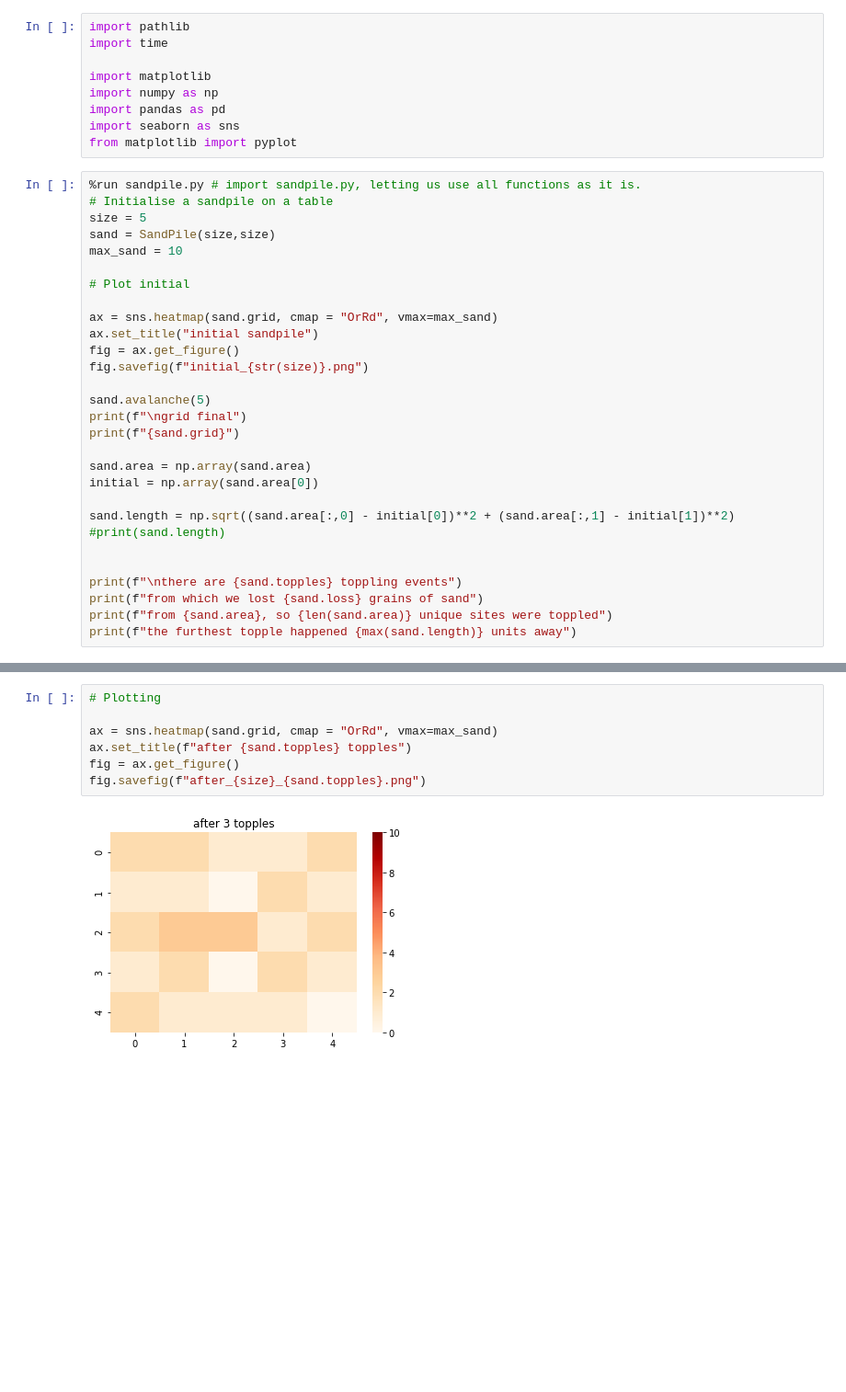
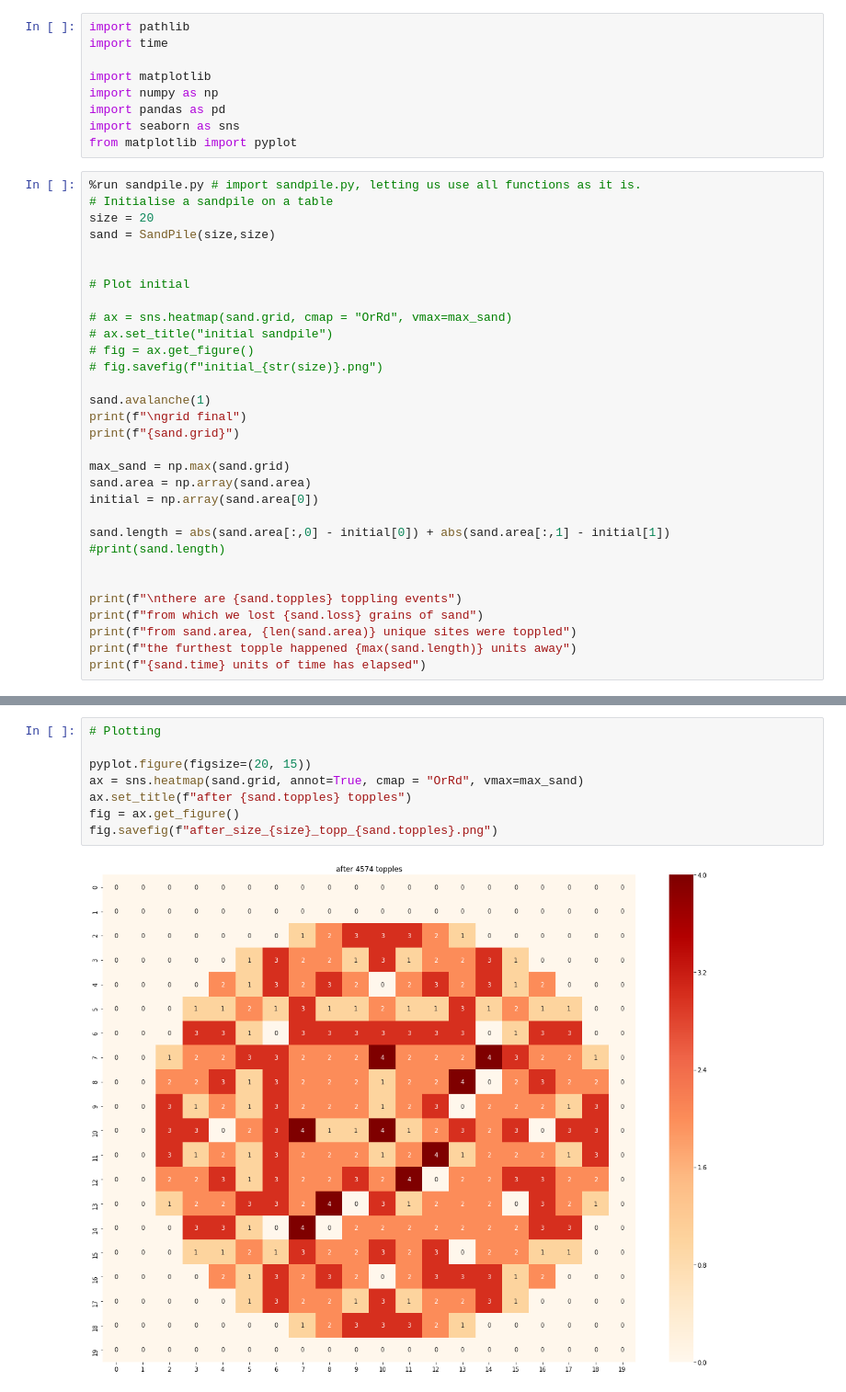
Before and after one commit to AngieTanesha/complex, a Jupyter notebook: Complex Systems.ipynb, the cells around one changed output, grey strips where cells are left out. Shown at 92% size. Cells and saved outputs as stored; diff of their text form; blank space fills up the shorter version.

```diff
--- a/Complex Systems.ipynb
+++ b/Complex Systems.ipynb
@@ -69,30 +69,32 @@ from matplotlib import pyplot
 # %%
 %run sandpile.py # import sandpile.py, letting us use all functions as it is.
 # Initialise a sandpile on a table
-size = 5
+size = 20
 sand = SandPile(size,size)
-max_sand = 10
+
 
 # Plot initial
 
-ax = sns.heatmap(sand.grid, cmap = "OrRd", vmax=max_sand)
-ax.set_title("initial sandpile")
-fig = ax.get_figure()
-fig.savefig(f"initial_{str(size)}.png")
+# ax = sns.heatmap(sand.grid, cmap = "OrRd", vmax=max_sand)
+# ax.set_title("initial sandpile")
+# fig = ax.get_figure()
+# fig.savefig(f"initial_{str(size)}.png")
 
-sand.avalanche(5)
+sand.avalanche(1)
 print(f"\ngrid final")
 print(f"{sand.grid}")
 
+max_sand = np.max(sand.grid)
 sand.area = np.array(sand.area)
 initial = np.array(sand.area[0])
 
-sand.length = np.sqrt((sand.area[:,0] - initial[0])**2 + (sand.area[:,1] - initial[1])**2)
+sand.length = abs(sand.area[:,0] - initial[0]) + abs(sand.area[:,1] - initial[1])
 #print(sand.length)
 
 
 print(f"\nthere are {sand.topples} toppling events")
 print(f"from which we lost {sand.loss} grains of sand")
-print(f"from {sand.area}, so {len(sand.area)} unique sites were toppled")
+print(f"from sand.area, {len(sand.area)} unique sites were toppled")
 print(f"the furthest topple happened {max(sand.length)} units away")
+print(f"{sand.time} units of time has elapsed")
 # %% [output]
@@ -117,9 +118,10 @@ the furthest topple happened 2.23606797749979 units away
 # %%
 # Plotting
 
-ax = sns.heatmap(sand.grid, cmap = "OrRd", vmax=max_sand)
+pyplot.figure(figsize=(20, 15))
+ax = sns.heatmap(sand.grid, annot=True, cmap = "OrRd", vmax=max_sand)
 ax.set_title(f"after {sand.topples} topples")
 fig = ax.get_figure()
-fig.savefig(f"after_{size}_{sand.topples}.png")
+fig.savefig(f"after_size_{size}_topp_{sand.topples}.png")
 # %% [output]
-[figure, old version]
+[figure, new version]
```
Also changed, not shown: parts of 4 cells of this notebook, 57 other files.
